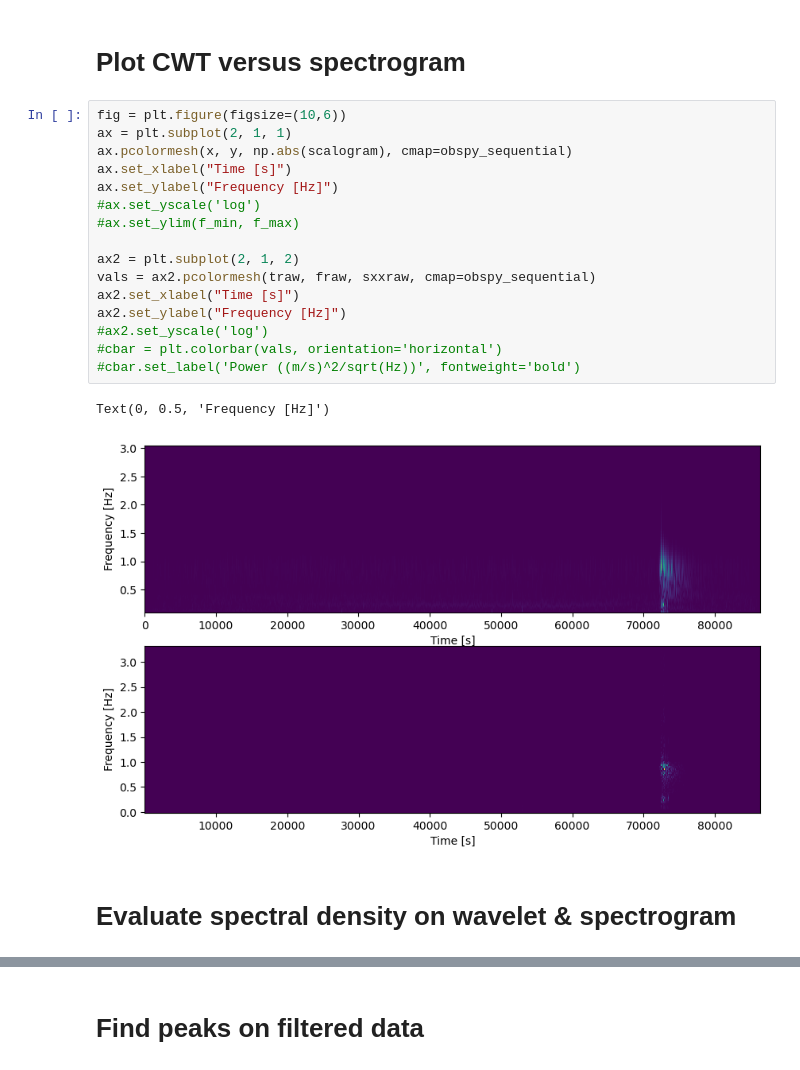
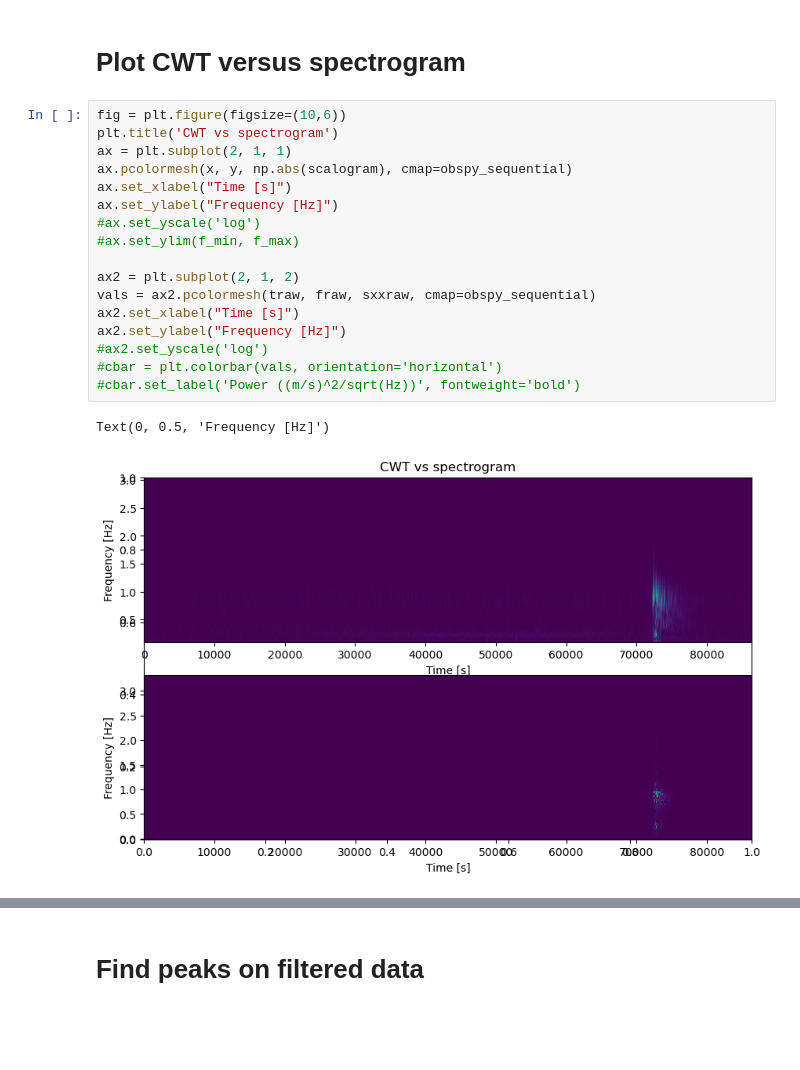
Before and after one commit to alexbeaulieu/skadra-space-apps-2024-notebooks, a Jupyter notebook: notebooks/DetectionAlgoDebug.ipynb, the cells around one changed output, grey strips where cells are left out. Cells and saved outputs as stored; diff of their text form; blank space fills up the shorter version.

```diff
--- a/notebooks/DetectionAlgoDebug.ipynb
+++ b/notebooks/DetectionAlgoDebug.ipynb
@@ -201,22 +199,21 @@ KeyboardInterrupt:
 # Plot CWT versus spectrogram
 # %%
 fig = plt.figure(figsize=(10,6))
+plt.title('CWT vs spectrogram')
 ax = plt.subplot(2, 1, 1)
 ax.pcolormesh(x, y, np.abs(scalogram), cmap=obspy_sequential)
 ax.set_xlabel("Time [s]")
 ax.set_ylabel("Frequency [Hz]")
 #ax.set_yscale('log')
 #ax.set_ylim(f_min, f_max)
 
 ax2 = plt.subplot(2, 1, 2)
 vals = ax2.pcolormesh(traw, fraw, sxxraw, cmap=obspy_sequential)
 ax2.set_xlabel("Time [s]")
 ax2.set_ylabel("Frequency [Hz]")
 #ax2.set_yscale('log')
 #cbar = plt.colorbar(vals, orientation='horizontal')
 #cbar.set_label('Power ((m/s)^2/sqrt(Hz))', fontweight='bold')
 # %% [output]
 Text(0, 0.5, 'Frequency [Hz]')
-[figure, old version]
+[figure, new version]
-# %% [markdown]
-# Evaluate spectral density on wavelet & spectrogram
```
Also changed, not shown: parts of 8 cells of this notebook.
